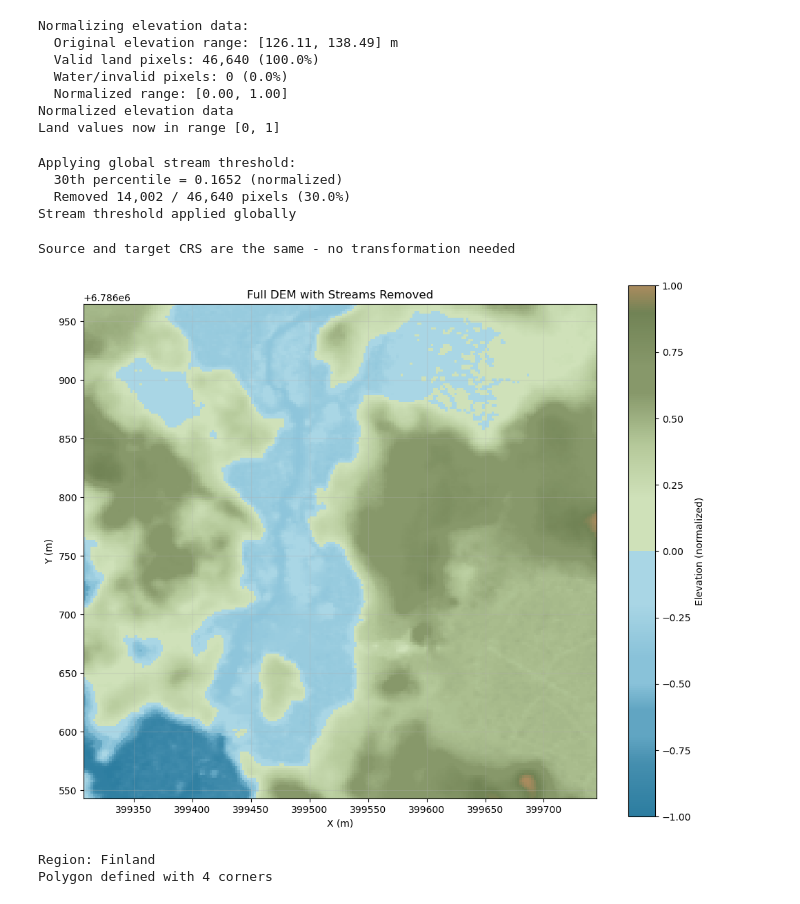
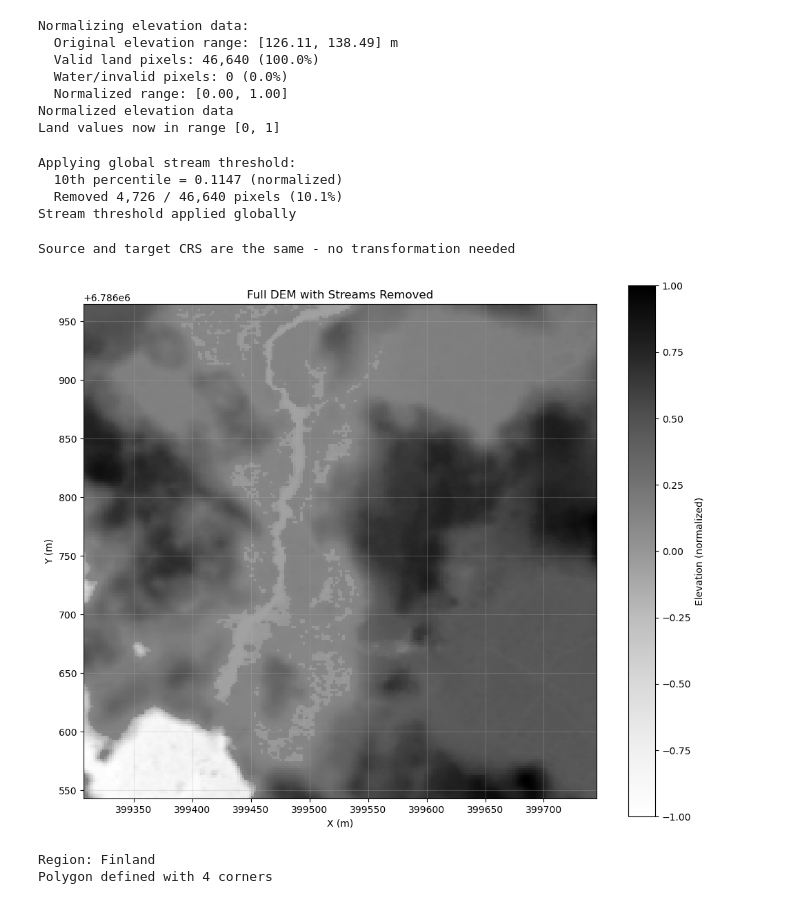
Before and after one commit to beaverbotassistance/BeaverSim, a Jupyter notebook: beaversim/utils/dem_conversion_finland.ipynb, the cells around one changed output. Saved outputs shown, nothing was run; the diff lists cells and outputs as text; code cells hidden in the pictures.

Commit message:
chore: colormap of the initial DEM is set to Grays

```diff
--- a/beaversim/utils/dem_conversion_finland.ipynb
+++ b/beaversim/utils/dem_conversion_finland.ipynb
@@ -132,15 +132,15 @@ Normalizing elevation data:
 Normalized elevation data
 Land values now in range [0, 1]
 # %%
-threshold_percentile = 30
+threshold_percentile = 10
 
 Z = apply_global_stream_threshold(Z_norm, threshold_percentile)
 
 print(f"Stream threshold applied globally")
 # %% [output]
 Applying global stream threshold:
-  30th percentile = 0.1652 (normalized)
-  Removed 14,002 / 46,640 pixels (30.0%)
+  10th percentile = 0.1147 (normalized)
+  Removed 4,726 / 46,640 pixels (10.1%)
 Stream threshold applied globally
 # %%
 if epsg_source != epsg_target:
@@ -152,15 +152,15 @@ else:
 Source and target CRS are the same - no transformation needed
 # %%
 plt.figure(figsize=(12, 10))
-plt.imshow(Z, extent=[X.min(), X.max(), Y.min(), Y.max()], origin='lower', cmap=colors._bluebrowngreen_colormap)
+plt.imshow(Z, extent=[X.min(), X.max(), Y.min(), Y.max()], origin='lower', cmap='Grays')
 plt.colorbar(label='Elevation (normalized)')
 plt.title('Full DEM with Streams Removed')
 plt.xlabel('X (m)' if coordinates_are_projected else 'Longitude')
 plt.ylabel('Y (m)' if coordinates_are_projected else 'Latitude')
 plt.grid(True, alpha=0.3)
 plt.show()
 # %% [output]
-[figure, old version]
+[figure, new version]
 # %%
 polygon_corners = config['polygon_corners']
 
```
Also changed, not shown: parts of 2 cells of this notebook, 3 other files.
